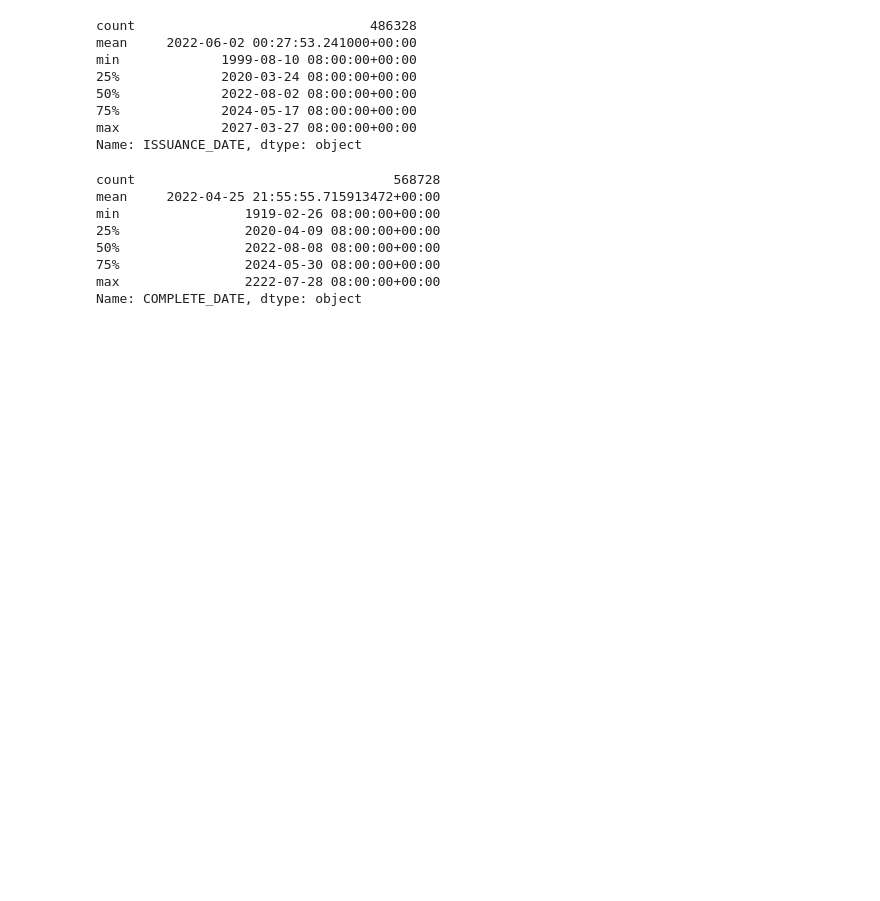
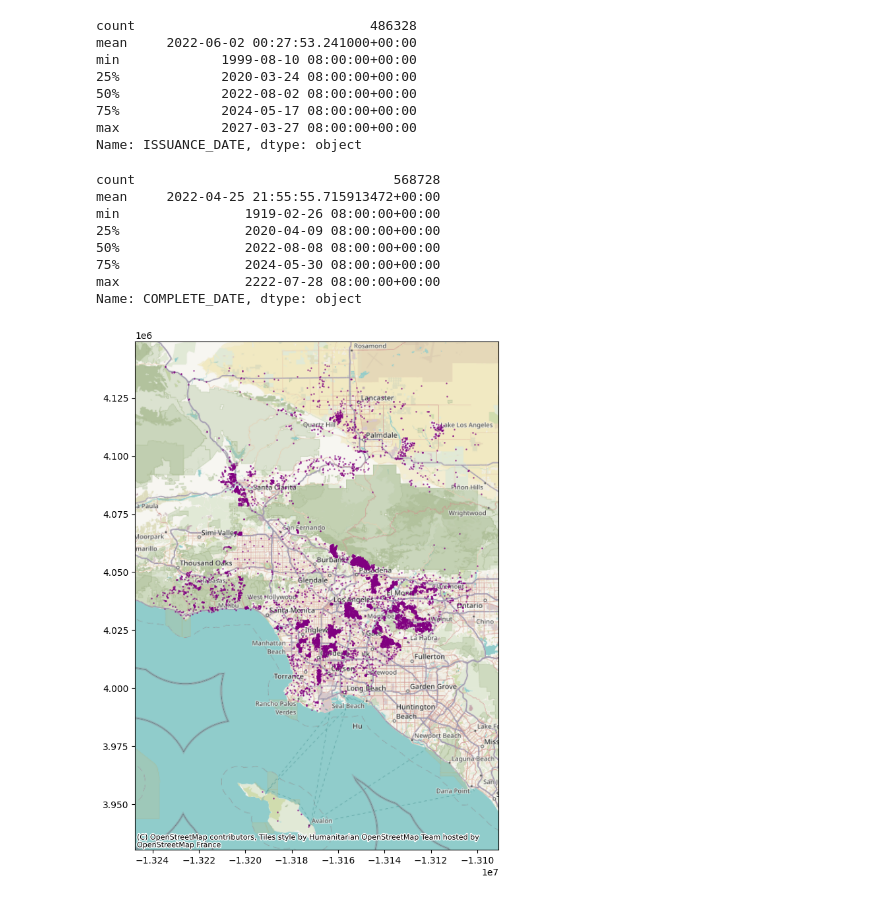
Before and after one commit to ed-kung/la-permits-data, a Jupyter notebook: playground/nb-2026-06-03-1451.ipynb, the cells around one changed output. Drawn from its saved outputs; the diff is of its cells as text; code cells hidden in the pictures; blank space fills up the shorter version.

```diff
--- a/playground/nb-2026-06-03-1451.ipynb
+++ b/playground/nb-2026-06-03-1451.ipynb
@@ -12,14 +13,14 @@ load_dotenv(find_dotenv())
 
 DATA_PATH = os.getenv("DATA_PATH")
 # %%
-def load_gdb(filepath):
+def load_gdb(filepath, crs=3857):
     layers = fiona.listlayers(filepath)
     layer = layers[0]
     gdf = gpd.read_file(filepath, layer=layer)
 
-    # convert to epsg 4326
-    if gdf.crs and gdf.crs.to_epsg() != 4326:
-        gdf = gdf.to_crs(epsg=4326)
+    # convert crs
+    if gdf.crs and gdf.crs.to_epsg() != crs:
+        gdf = gdf.to_crs(epsg=crs)
     return gdf
 # %%
 INPUT_FILENAME = "EPIC-LA_Case_History_view.gdb"
@@ -82,3 +83,12 @@ min                1919-02-26 08:00:00+00:00
 75%                2024-05-30 08:00:00+00:00
 max                2222-07-28 08:00:00+00:00
 Name: COMPLETE_DATE, dtype: object
+# %%
+sample = gdf.sample(frac=0.01, random_state=42)
+
+fig, ax = plt.subplots(figsize=(10, 10))
+sample.plot(ax=ax, alpha=0.5, markersize=1, color='purple')
+ctx.add_basemap(ax, crs=sample.crs.to_string())
+plt.show()
+# %% [output]
+[figure, added]
```
Also changed, not shown: parts of 1 cell of this notebook.
